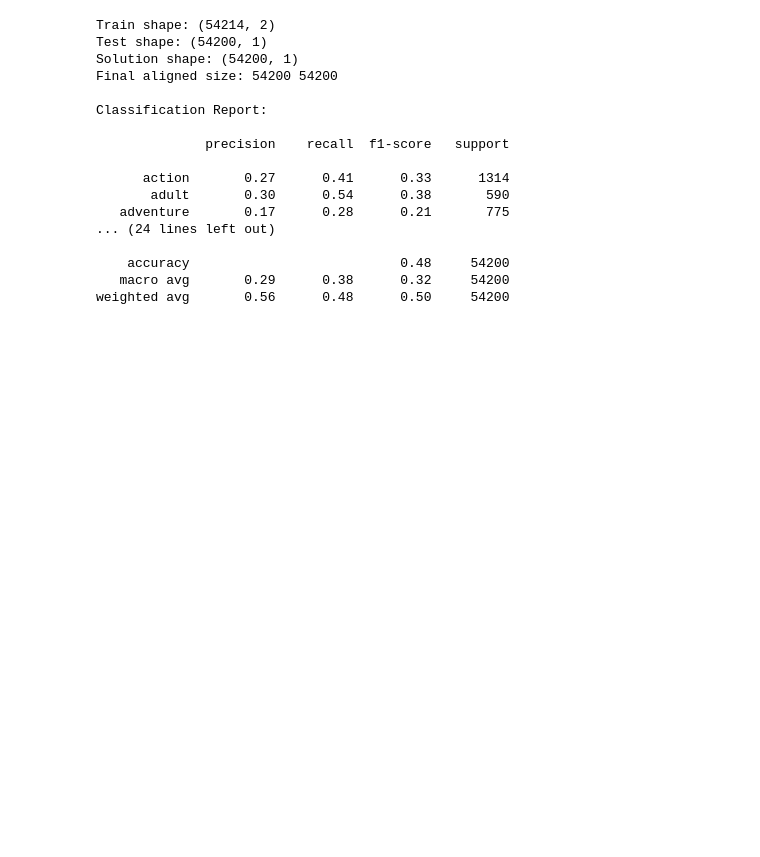
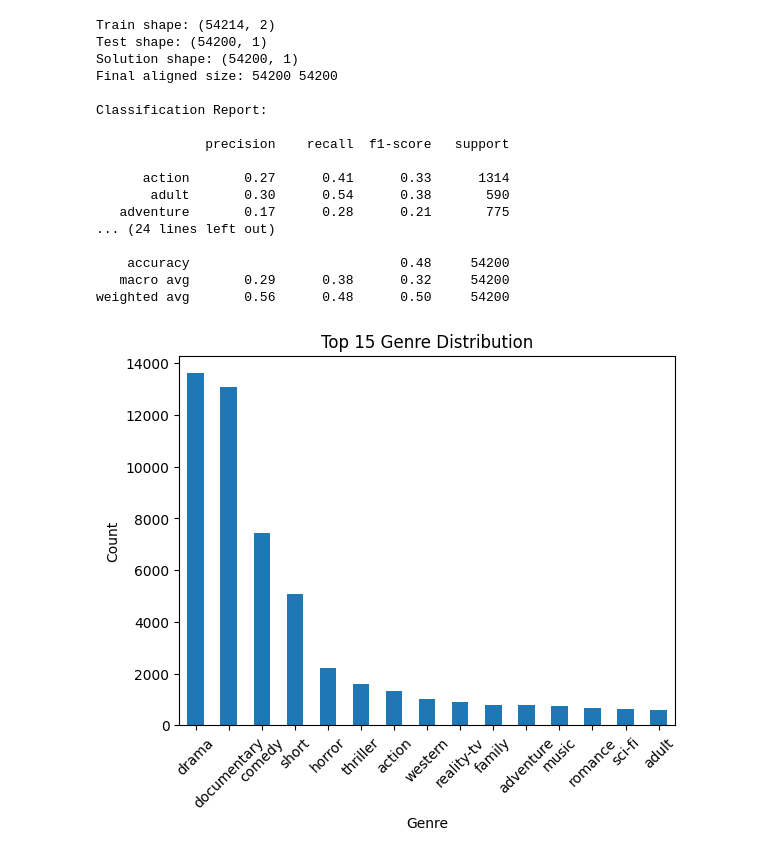
Before and after one commit to mahejain/MYDAILYWORK, a Jupyter notebook: movie_classification.ipynb, the cells around one changed output. Cells and saved outputs as stored; diff of their text form; code cells hidden in the pictures; blank space fills up the shorter version.

```diff
--- a/movie_classification.ipynb
+++ b/movie_classification.ipynb
@@ -158,3 +158,14 @@ Classification Report:
     accuracy                           0.48     54200
    macro avg       0.29      0.38      0.32     54200
 weighted avg       0.56      0.48      0.50     54200
+# %%
+import matplotlib.pyplot as plt
+
+df_train["genre"].value_counts().head(15).plot(kind="bar")
+plt.title("Top 15 Genre Distribution")
+plt.xlabel("Genre")
+plt.ylabel("Count")
+plt.xticks(rotation=45)
+plt.show()
+# %% [output]
+[figure, added]
```
Also changed, not shown: parts of 7 cells of this notebook.
